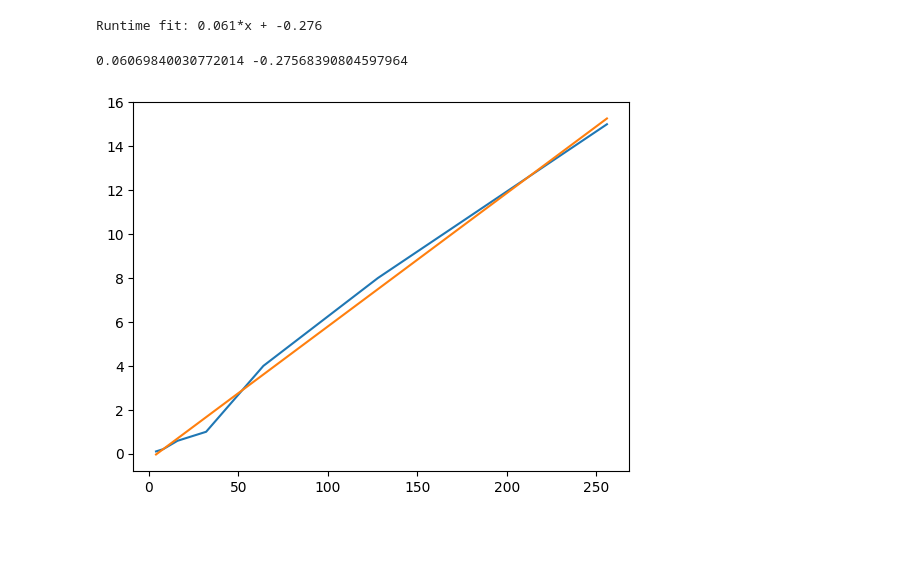
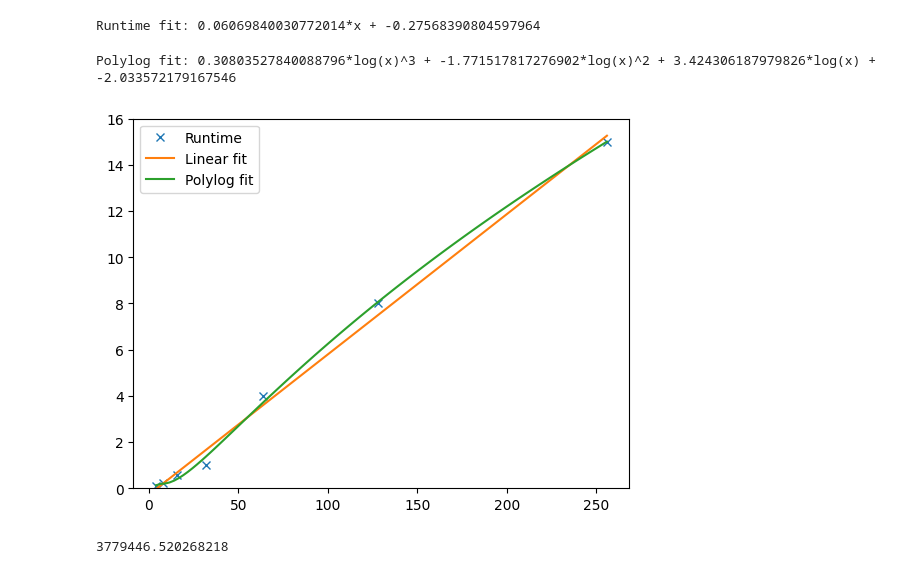
Before and after one commit to Walden-Killick/QCE24-QRE-Challenge, a Jupyter notebook: notebooks/exploration/data_fitting_runtime.ipynb, the cells around one changed output. Cells and saved outputs as stored; diff of their text form; code cells hidden in the pictures; blank space fills up the shorter version.

```diff
--- a/notebooks/exploration/data_fitting_runtime.ipynb
+++ b/notebooks/exploration/data_fitting_runtime.ipynb
@@ -5,11 +12,7 @@ from matplotlib import pyplot as plt
 x_matrix_sizes = [4, 8, 16, 32, 64, 128, 256]
 y_runtimes = [0.106, 0.209, 0.590, 1, 4, 8,  15]
 # %%
-a, b = np.polyfit(x_matrix_sizes, y_runtimes, 1)
-print(f"Runtime fit: {round(a, 3)}*x + {round(b, 3)}")
+a_linear, b_linear = np.polyfit(x_matrix_sizes, y_runtimes, 1)
+print(f"Runtime fit: {a_linear}*x + {b_linear}")
 # %% [output]
-Runtime fit: 0.061*x + -0.276
+Runtime fit: 0.06069840030772014*x + -0.27568390804597964
-# %%
-print(a, b)
-# %% [output]
-0.06069840030772014 -0.27568390804597964
@@ -19,6 +19,27 @@ y_runtimes_fit = [a*t + b for t in x]
+# %%
+def polylog(t,a,b,c,d):
+    return a*np.log(t)**3 + b*np.log(t)**2 + c*np.log(t) + d
+
+popt, pcov = scipy.optimize.curve_fit(
+    lambda t,a,b,c,d: polylog(t,a,b,c,d),  x_matrix_sizes,  y_runtimes,  p0=(0.1,0,0,-1)
+    )
+print(f"Polylog fit: {popt[0]}*log(x)^3 + {popt[1]}*log(x)^2 + {popt[2]}*log(x) + {popt[3]}")
+# %% [output]
+Polylog fit: 0.30803527840088796*log(x)^3 + -1.771517817276902*log(x)^2 + 3.424306187979826*log(x) + -2.033572179167546
+# %%
+x = np.linspace(4, 256, 100)
+y_runtimes_fit_linear = [a_linear*t + b_linear for t in x]
+y_polylog_fit = [popt[0]*np.log(t)**3 + popt[1]*np.log(t)**2 + popt[2]*np.log(t) + popt[3] for t in x]
 # %%
-plt.plot(x_matrix_sizes, y_runtimes)
-plt.plot(x, y_runtimes_fit)
+plt.plot(x_matrix_sizes, y_runtimes, 'x', label='Runtime')
+plt.plot(x, y_runtimes_fit_linear, label='Linear fit')
+plt.plot(x, y_polylog_fit, label='Polylog fit')
+plt.ylim([0, 16])
+plt.legend()
 plt.show()
 # %% [output]
-[figure, old version]
+[figure, new version]
+# %%
+polylog(10e100, popt[0], popt[1], popt[2], popt[3])
+# %% [output]
+3779446.520268218
```
Also changed, not shown: parts of 4 cells of this notebook, 2 other files.
